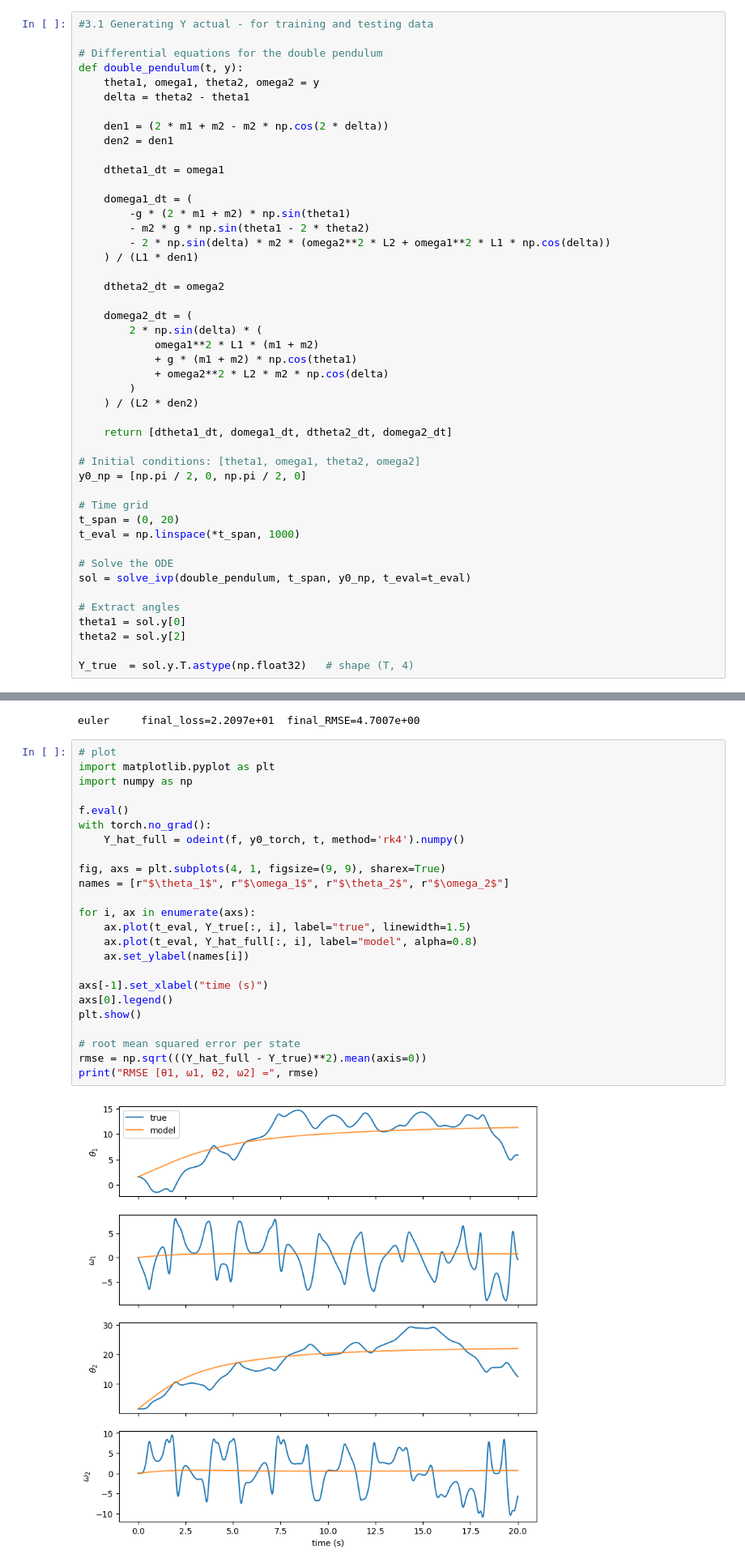
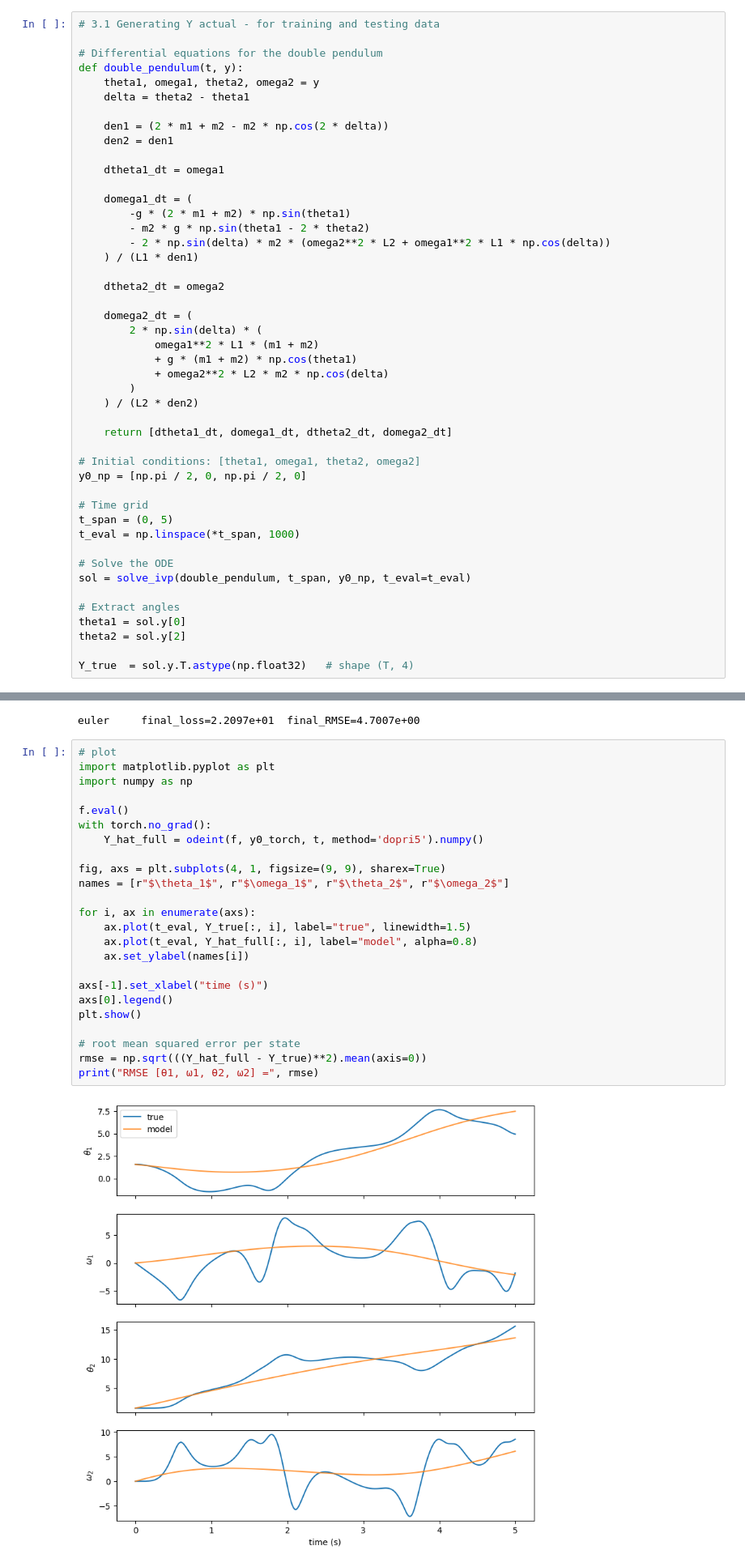
Before and after one commit to marzg7/doublependulum, a Jupyter notebook: Double_Pendulum_Neural_ODE.ipynb, the cells around one changed output, grey strips where cells are left out. Shown at 81% size. Drawn from its saved outputs; the diff is of its cells as text.

```diff
--- a/Double_Pendulum_Neural_ODE.ipynb
+++ b/Double_Pendulum_Neural_ODE.ipynb
@@ -47,7 +45,7 @@ g = 9.81
 L1, L2 = 1.0, 1.0  # lengths of the pendulums
 m1, m2 = 1.0, 1.0  # masses
 # %%
-#3.1 Generating Y actual - for training and testing data
+# 3.1 Generating Y actual - for training and testing data
 
 # Differential equations for the double pendulum
 def double_pendulum(t, y):
@@ -81,7 +79,7 @@ def double_pendulum(t, y):
 y0_np = [np.pi / 2, 0, np.pi / 2, 0]
 
 # Time grid
-t_span = (0, 20)
+t_span = (0, 5)
 t_eval = np.linspace(*t_span, 1000)
 
 # Solve the ODE
@@ -338,26 +336,26 @@ euler     final_loss=2.2097e+01  final_RMSE=4.7007e+00
 # %%
 # plot
 import matplotlib.pyplot as plt
 import numpy as np
 
 f.eval()
 with torch.no_grad():
-    Y_hat_full = odeint(f, y0_torch, t, method='rk4').numpy()
+    Y_hat_full = odeint(f, y0_torch, t, method='dopri5').numpy()
 
 fig, axs = plt.subplots(4, 1, figsize=(9, 9), sharex=True)
 names = [r"$\theta_1$", r"$\omega_1$", r"$\theta_2$", r"$\omega_2$"]
 
 for i, ax in enumerate(axs):
     ax.plot(t_eval, Y_true[:, i], label="true", linewidth=1.5)
     ax.plot(t_eval, Y_hat_full[:, i], label="model", alpha=0.8)
     ax.set_ylabel(names[i])
 
 axs[-1].set_xlabel("time (s)")
 axs[0].legend()
 plt.show()
 
 # root mean squared error per state
 rmse = np.sqrt(((Y_hat_full - Y_true)**2).mean(axis=0))
 print("RMSE [θ1, ω1, θ2, ω2] =", rmse)
 # %% [output]
-[figure, old version]
+[figure, new version]
```
Also changed, not shown: parts of 4 cells of this notebook.
